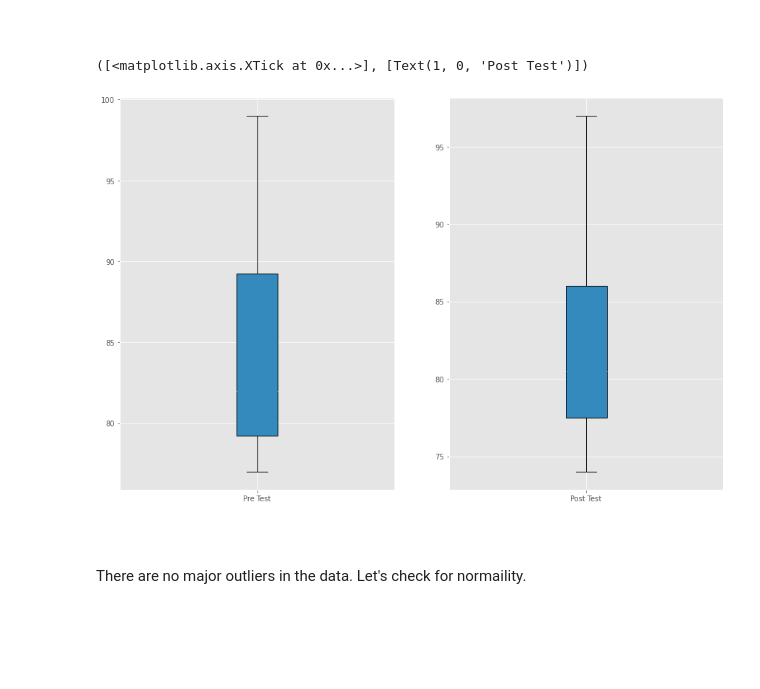
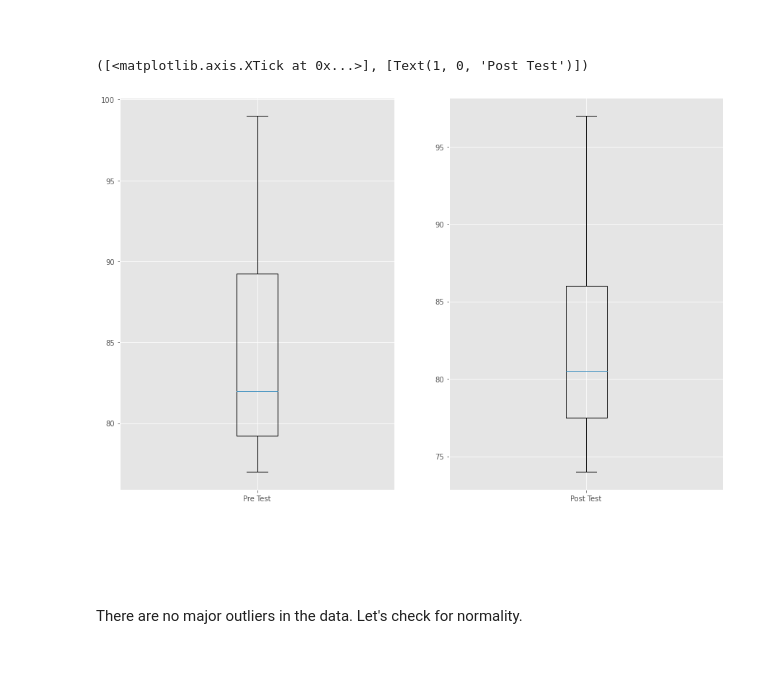
Before and after one commit to kmcd14/MLandStats-assessment, a Jupyter notebook: scipy-stats.ipynb, the cells around one changed output. Cells and saved outputs as stored; diff of their text form; code cells hidden in the pictures; blank space fills up the shorter version.

```diff
--- a/scipy-stats.ipynb
+++ b/scipy-stats.ipynb
@@ -103,9 +109,6 @@ import scipy.special as spec
 # %% [markdown]
 <br>
 # %%
-# Standard plot size.
-plt.rcParams['figure.figsize'] = (15, 10)
-
 # Selecting a colour scheme.
 plt.style.use('ggplot')
 # %% [markdown]
@@ -150,6 +155,9 @@ rng = np.random.default_rng(seed=5)
 # Generating a normal distribution
 x = rng.normal(loc=0, scale=1.0, size=5000)
 # %%
+# Standard plot size.
+plt.rcParams['figure.figsize'] = (200, 10)
+
 # Generating a distplot
 sns.displot(x, bins='auto', kde=True)
 # %% [output]
@@ -881,28 +945,30 @@ post_test = [97, 76, 80, 79, 83, 90, 87, 74, 81, 77]
 # %%
 # Generating a subplot
 plt.subplot()
 
 # First subplot
 plt.subplot(1,2,1)
-plt.boxplot(pre_test, patch_artist=True)
+plt.boxplot(pre_test)
 
 # Adding tick to the x axis
 plt.xticks([1], ['Pre Test'])
 
 
 # Second subplot
 plt.subplot(1,2,2)
-plt.boxplot(post_test, patch_artist=True)
+plt.boxplot(post_test)
 
 # Adding tick to the x axis
 plt.xticks([1], ['Post Test'])
 # %% [output]
 ([<matplotlib.axis.XTick at 0x...>], [Text(1, 0, 'Post Test')])
-[figure, old version]
+[figure, new version]
 # %% [markdown]
 <br>
+# %% [markdown]
+<br>
 # %% [markdown]
-There are no major outliers in the data. Let's check for normaility.
+There are no major outliers in the data. Let's check for normality.
 # %% [markdown]
 <br>
 # %% [markdown]
```
Also changed, not shown: parts of 108 cells of this notebook.
